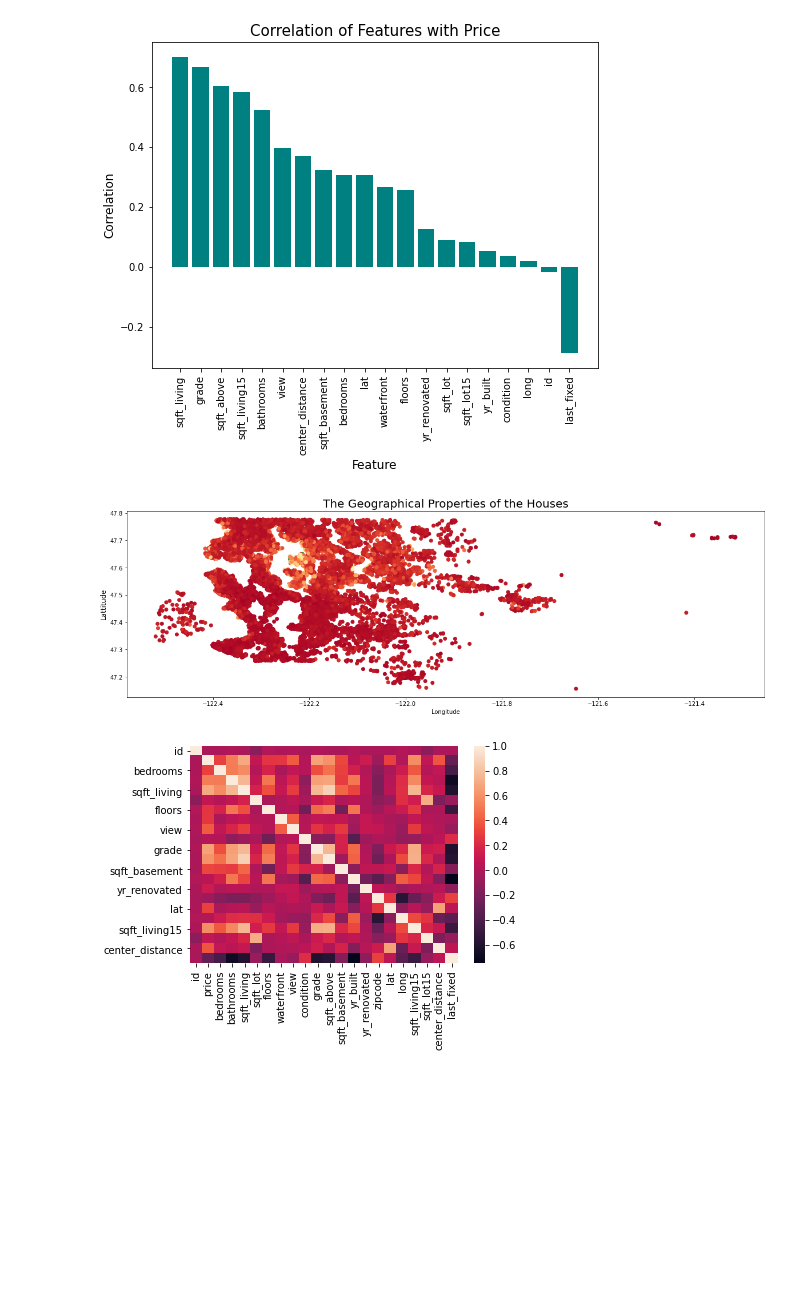
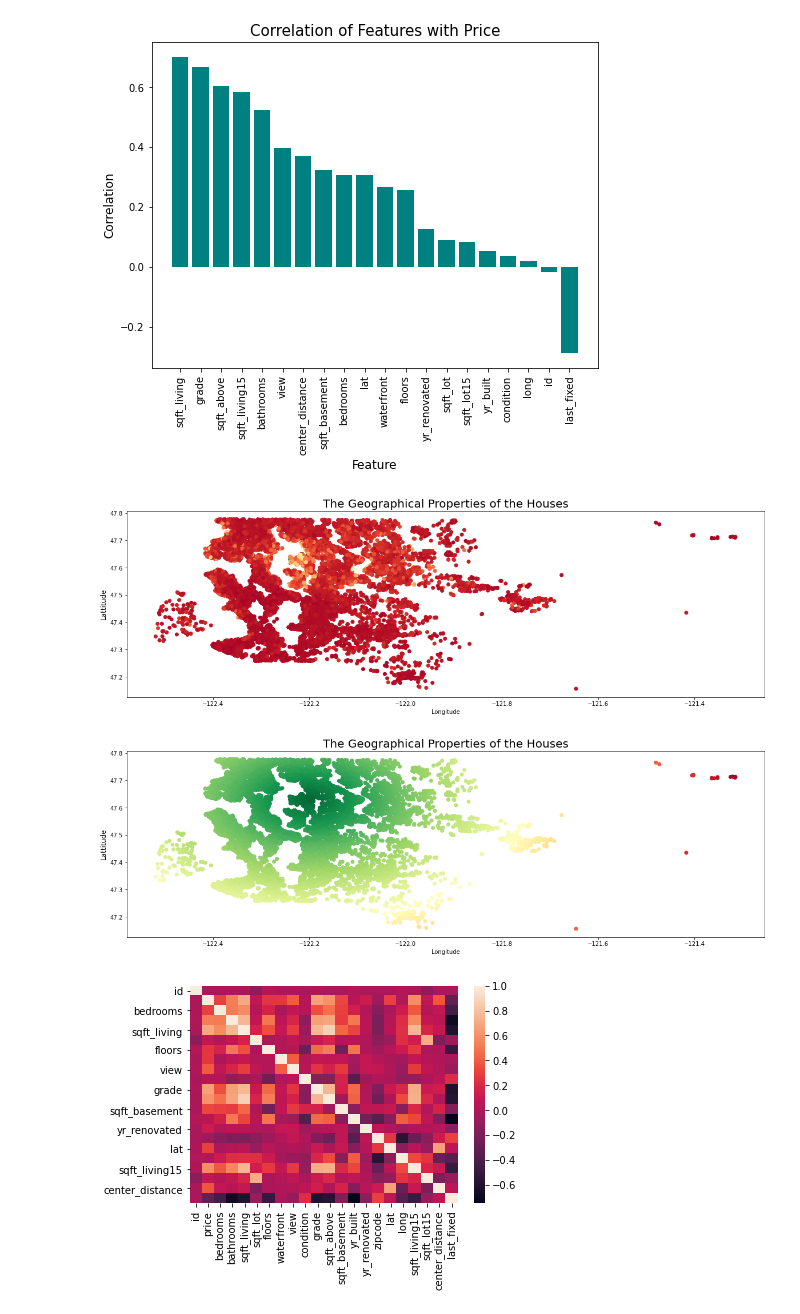
Before and after one commit to NikZy/TDT-4174-machine-learning, a Jupyter notebook: notebooks/Untitled.ipynb, the cells around one changed output. Drawn from its saved outputs; the diff is of its cells as text; code cells hidden in the pictures; blank space fills up the shorter version.

```diff
--- a/notebooks/Untitled.ipynb
+++ b/notebooks/Untitled.ipynb
@@ -77,12 +77,20 @@ plt.show()
 # %%
 plt.figure(figsize=(20,6))
 plt.scatter(x='long',y='lat',data=df, c='price',cmap='RdYlGn')
 plt.xlabel('Longitude', fontsize=10)
 plt.ylabel('Lattitude', fontsize=12)
 plt.title('The Geographical Properties of the Houses', fontsize=20)
 plt.show()
+
+plt.figure(figsize=(20,6))
+plt.scatter(x='long',y='lat',data=df, c='center_distance',cmap='RdYlGn')
+plt.xlabel('Longitude', fontsize=10)
+plt.ylabel('Lattitude', fontsize=12)
+plt.title('The Geographical Properties of the Houses', fontsize=20)
+plt.show()
 # %% [output]
 [figure]
+[figure, added]
 # %%
 sns.heatmap(df.corr())
 plt.show()
```
Also changed, not shown: parts of 5 cells of this notebook.
